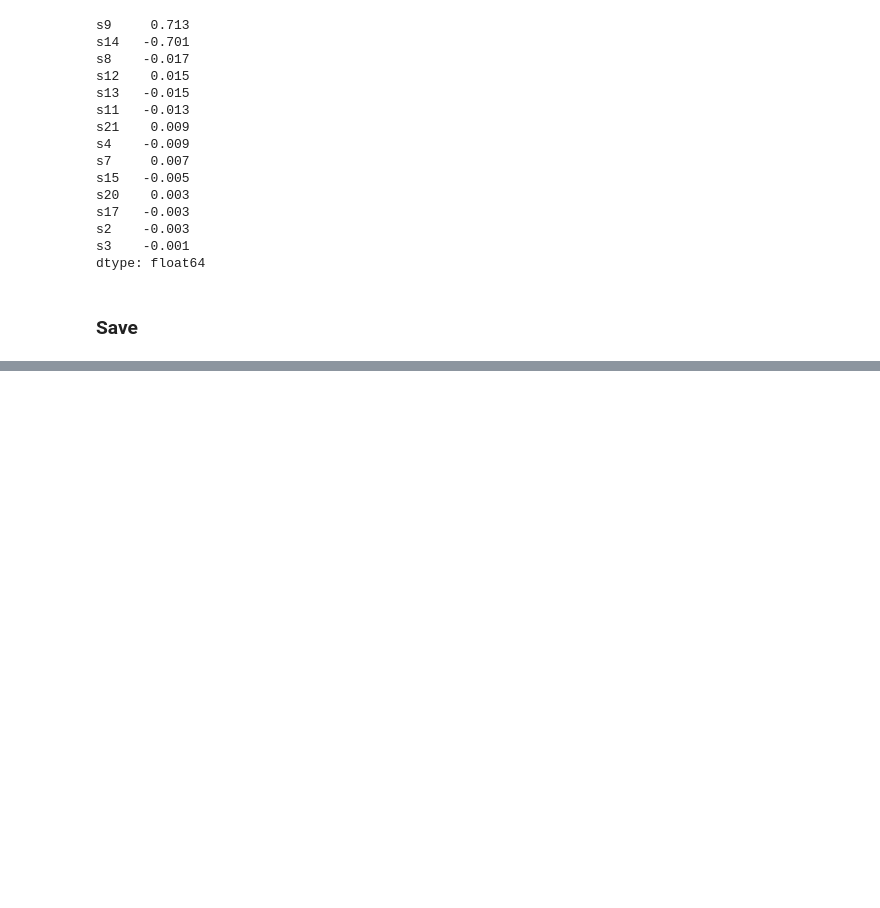
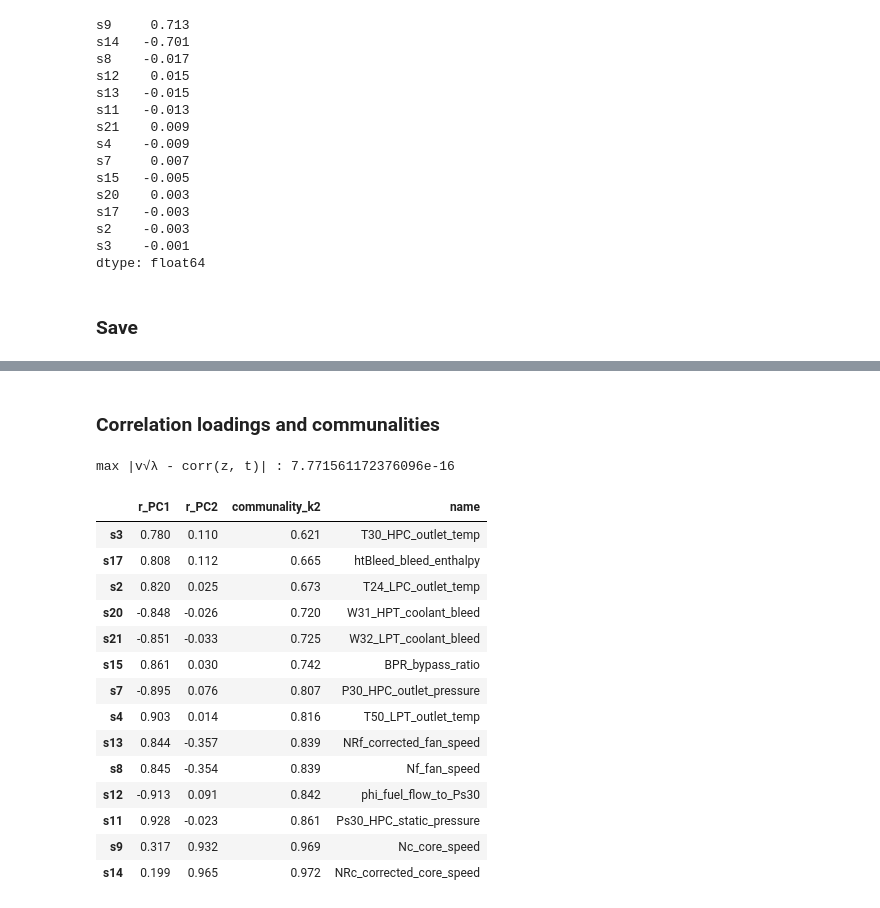
Before and after one commit to donald01johnson/mfda-exp8-pca-health, a Jupyter notebook: notebooks/exp8_pca_health.ipynb, the cells around one changed output, grey strips where cells are left out. Drawn from its saved outputs; the diff is of its cells as text; code cells hidden in the pictures; blank space fills up the shorter version.

```diff
--- a/notebooks/exp8_pca_health.ipynb
+++ b/notebooks/exp8_pca_health.ipynb
@@ -414,0 +431,30 @@ recon.to_csv(PROC_DIR / "pca_reconstruction_error.csv")
+# %% [markdown]
+### Correlation loadings and communalities
+# %%
+corr_load = loadings.iloc[:, :K] * np.sqrt(lam[:K])
+corr_load.columns = [f"r_{c}" for c in corr_load.columns]
+
+# check against the direct correlation between each z_j and each score t_k
+direct = np.array([[np.corrcoef(Z[:, j], T[:, k])[0, 1] for k in range(K)] for j in range(p)])
+print("max |v√λ - corr(z, t)| :", np.abs(corr_load.to_numpy() - direct).max())
+
+corr_load["communality_k2"] = (corr_load ** 2).sum(axis=1)
+corr_load["name"] = [sensor_map[s] for s in keep]
+corr_load.sort_values("communality_k2").round(3)
+# %% [output]
+max |v√λ - corr(z, t)| : 7.771561172376096e-16
+|  | r_PC1 | r_PC2 | communality_k2 | name |
+| s3 | 0.780 | 0.110 | 0.621 | T30_HPC_outlet_temp |
+| s17 | 0.808 | 0.112 | 0.665 | htBleed_bleed_enthalpy |
+| s2 | 0.820 | 0.025 | 0.673 | T24_LPC_outlet_temp |
+| s20 | -0.848 | -0.026 | 0.720 | W31_HPT_coolant_bleed |
+| s21 | -0.851 | -0.033 | 0.725 | W32_LPT_coolant_bleed |
+| s15 | 0.861 | 0.030 | 0.742 | BPR_bypass_ratio |
+| s7 | -0.895 | 0.076 | 0.807 | P30_HPC_outlet_pressure |
+| s4 | 0.903 | 0.014 | 0.816 | T50_LPT_outlet_temp |
+| s13 | 0.844 | -0.357 | 0.839 | NRf_corrected_fan_speed |
+| s8 | 0.845 | -0.354 | 0.839 | Nf_fan_speed |
+| s12 | -0.913 | 0.091 | 0.842 | phi_fuel_flow_to_Ps30 |
+| s11 | 0.928 | -0.023 | 0.861 | Ps30_HPC_static_pressure |
+| s9 | 0.317 | 0.932 | 0.969 | Nc_core_speed |
+| s14 | 0.199 | 0.965 | 0.972 | NRc_corrected_core_speed |
```
Also changed, not shown: parts of 8 cells of this notebook, 3 other files.
